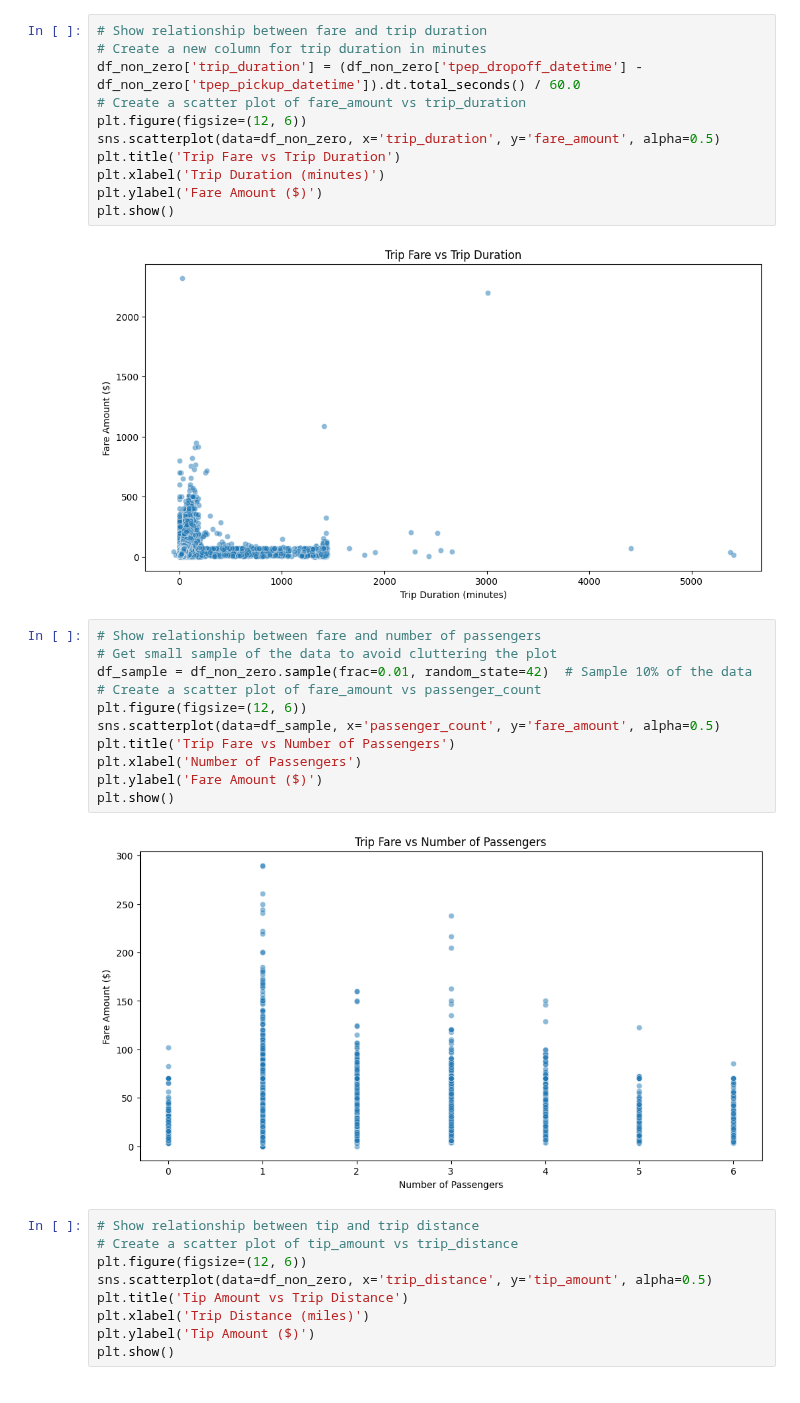
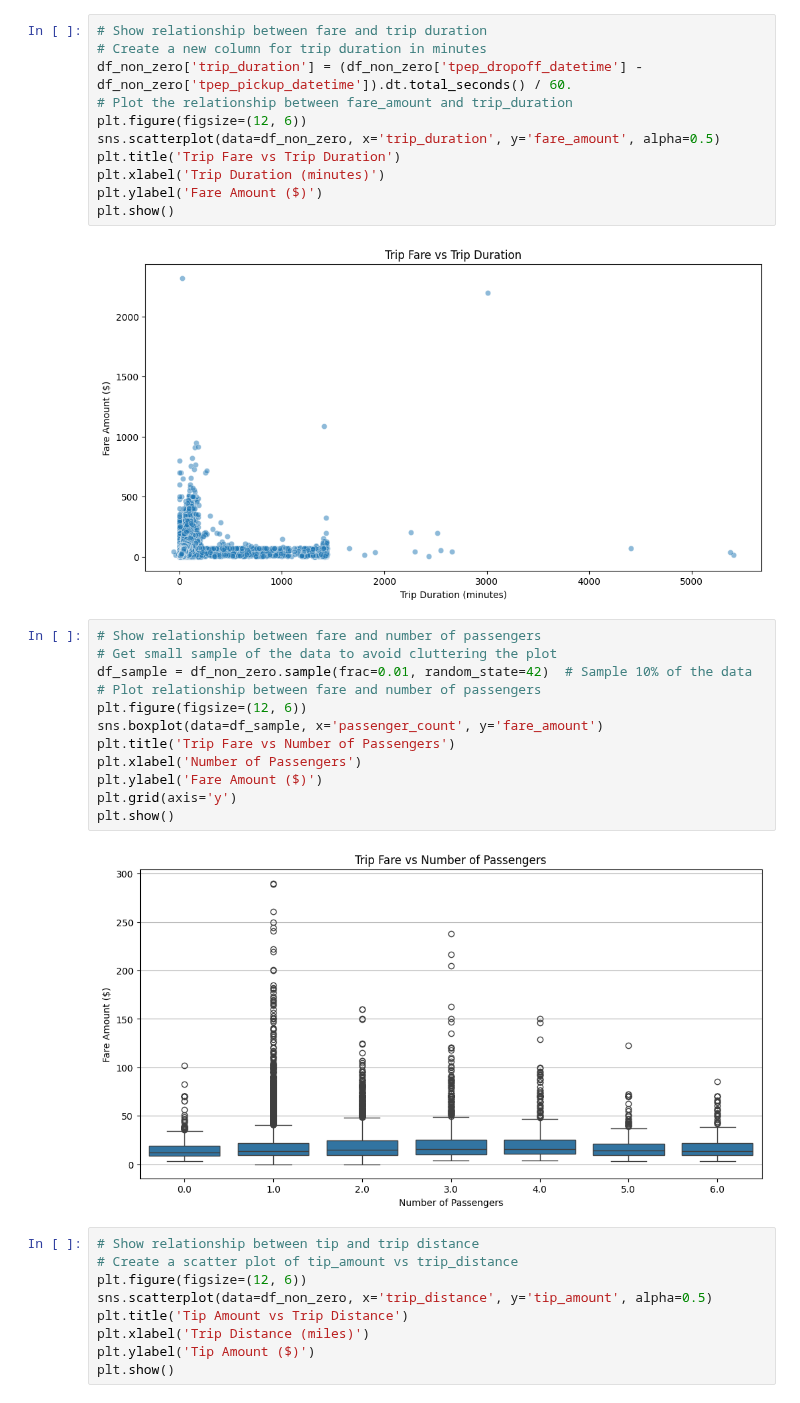
Before and after one commit to TalJa1/dc_practice, a Jupyter notebook: EDA_assignment/EDA_Assg_NYC_Taxi_Starter.ipynb, the cells around one changed output. Cells and saved outputs as stored; diff of their text form.

```diff
--- a/EDA_assignment/EDA_Assg_NYC_Taxi_Starter.ipynb
+++ b/EDA_assignment/EDA_Assg_NYC_Taxi_Starter.ipynb
@@ -737,8 +737,8 @@ Find and visualise the correlation between:
 # %%
 # Show relationship between fare and trip duration
 # Create a new column for trip duration in minutes
-df_non_zero['trip_duration'] = (df_non_zero['tpep_dropoff_datetime'] - df_non_zero['tpep_pickup_datetime']).dt.total_seconds() / 60.0
-# Create a scatter plot of fare_amount vs trip_duration
+df_non_zero['trip_duration'] = (df_non_zero['tpep_dropoff_datetime'] - df_non_zero['tpep_pickup_datetime']).dt.total_seconds() / 60.
+# Plot the relationship between fare_amount and trip_duration
 plt.figure(figsize=(12, 6))
 sns.scatterplot(data=df_non_zero, x='trip_duration', y='fare_amount', alpha=0.5)
 plt.title('Trip Fare vs Trip Duration')
@@ -750,16 +750,17 @@ plt.show()
 # %%
 # Show relationship between fare and number of passengers
 # Get small sample of the data to avoid cluttering the plot
 df_sample = df_non_zero.sample(frac=0.01, random_state=42)  # Sample 10% of the data
-# Create a scatter plot of fare_amount vs passenger_count
+# Plot relationship between fare and number of passengers
 plt.figure(figsize=(12, 6))
-sns.scatterplot(data=df_sample, x='passenger_count', y='fare_amount', alpha=0.5)
+sns.boxplot(data=df_sample, x='passenger_count', y='fare_amount')
 plt.title('Trip Fare vs Number of Passengers')
 plt.xlabel('Number of Passengers')
 plt.ylabel('Fare Amount ($)')
+plt.grid(axis='y')
 plt.show()
 # %% [output]
-[figure, old version]
+[figure, new version]
 # %%
 # Show relationship between tip and trip distance
 # Create a scatter plot of tip_amount vs trip_distance
```
Also changed, not shown: parts of 11 cells of this notebook.
